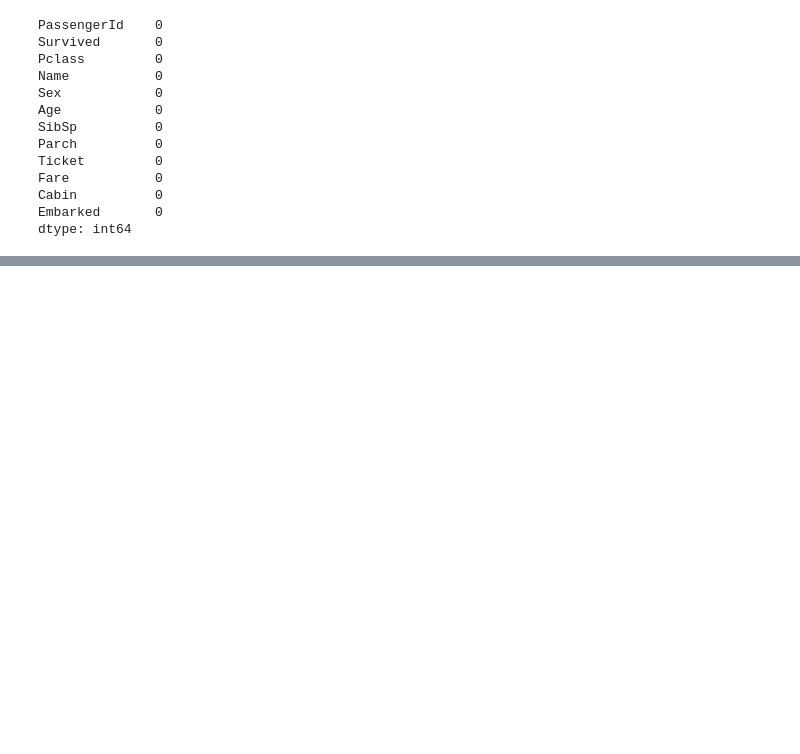
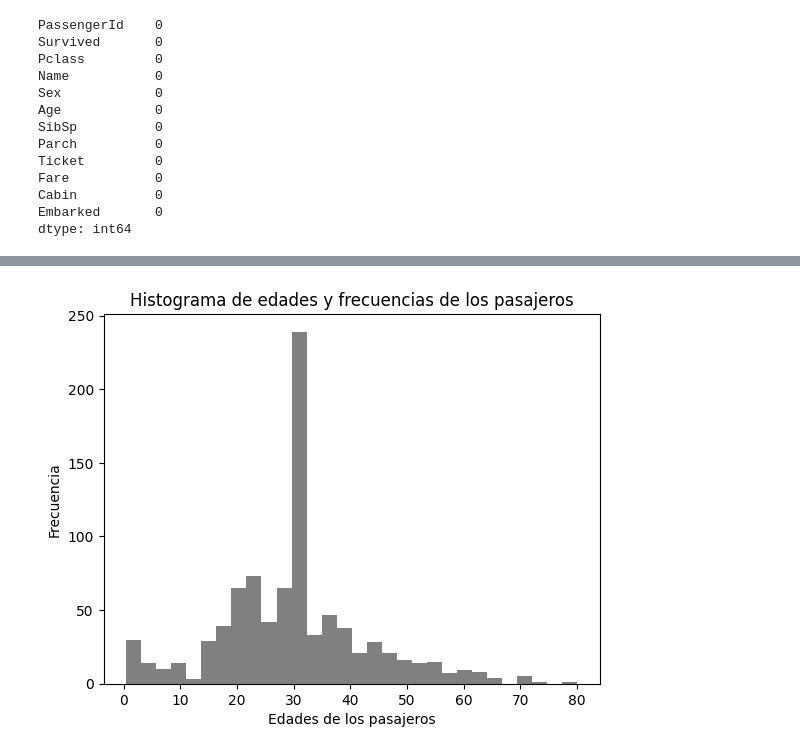
Before and after one commit to Alejo-P/Analisis-de-datos, a Jupyter notebook: Repaso2/Repaso.ipynb, the cells around one changed output, grey strips where cells are left out. Cells and saved outputs as stored; diff of their text form; code cells hidden in the pictures; blank space fills up the shorter version.

```diff
--- a/Repaso2/Repaso.ipynb
+++ b/Repaso2/Repaso.ipynb
@@ -97,0 +129,10 @@ dtype: int64
+# %%
+valores_edad=datos["Age"].to_list()
+intervalos=int(np.round(np.sqrt(len(valores_edad))))
+plt.hist(valores_edad, bins=intervalos, color="gray")
+plt.xlabel("Edades de los pasajeros")
+plt.ylabel("Frecuencia")
+plt.title("Histograma de edades y frecuencias de los pasajeros")
+plt.show()
+# %% [output]
+[figure, added]
```
Also changed, not shown: parts of 5 cells of this notebook.
